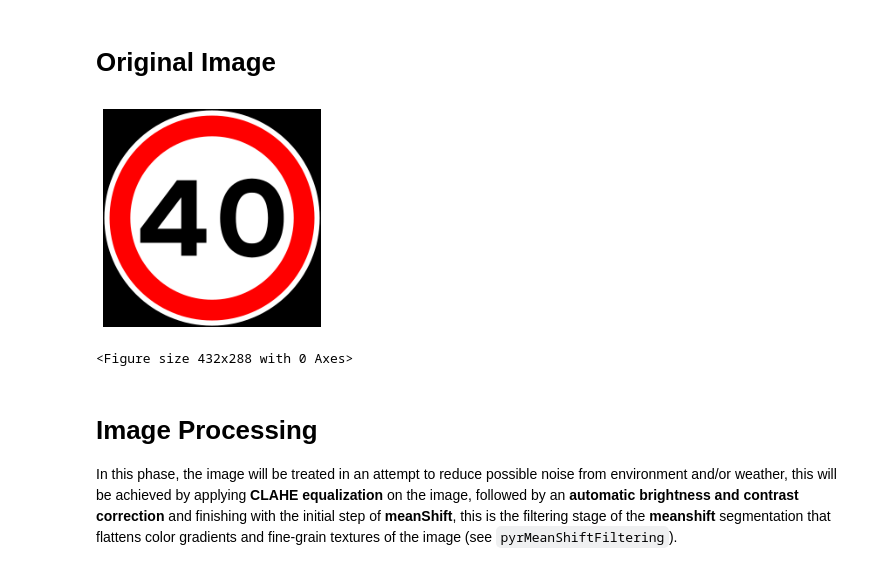
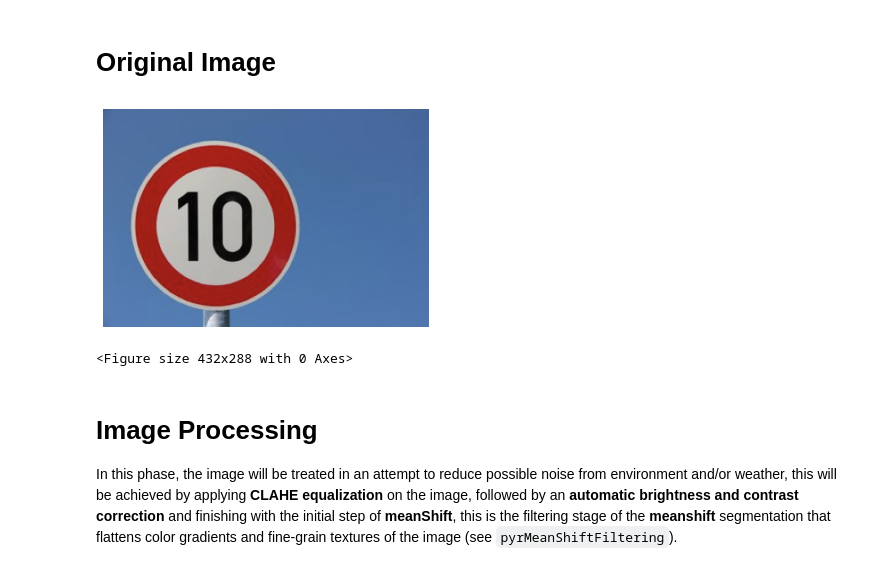
Before and after one commit to Telmooo/traffic-signifier, a Jupyter notebook: traffic_signifier.ipynb, the cells around one changed output. Drawn from its saved outputs; the diff is of its cells as text; code cells hidden in the pictures.

```diff
--- a/traffic_signifier.ipynb
+++ b/traffic_signifier.ipynb
@@ -33,13 +33,13 @@ def display_gray_image(gray_image, show=True):
 # Original Image
 # %%
 selected_image = 102
-# src_image = cv.imread(f"{DATA_DIR}/road{selected_image}.png")
-src_image = cv.imread(f"data/signs/prohibitory/prohibited-action-speed.png")
+src_image = cv.imread(f"{DATA_DIR}/road{selected_image}.png")
+# src_image = cv.imread(f"data/signs/prohibitory/prohibited-action-speed.png")
 
 fig, ax = display_bgr_image(src_image)
 plt.clf();
 # %% [output]
-[figure, old version]
+[figure, new version]
 <Figure size 432x288 with 0 Axes>
 # %% [markdown]
 # Image Processing
```
Also changed, not shown: parts of 8 cells of this notebook, 1 other file.
